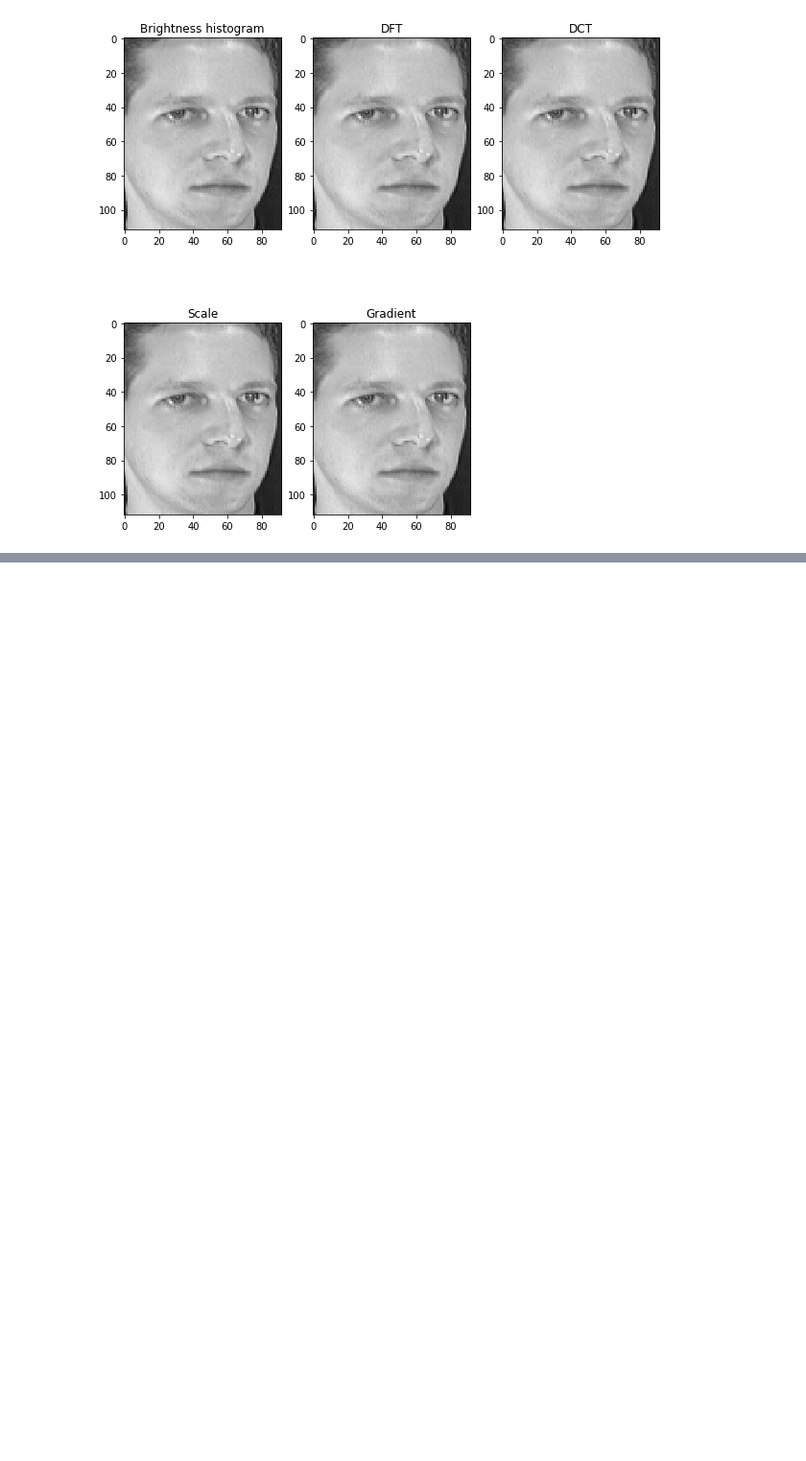
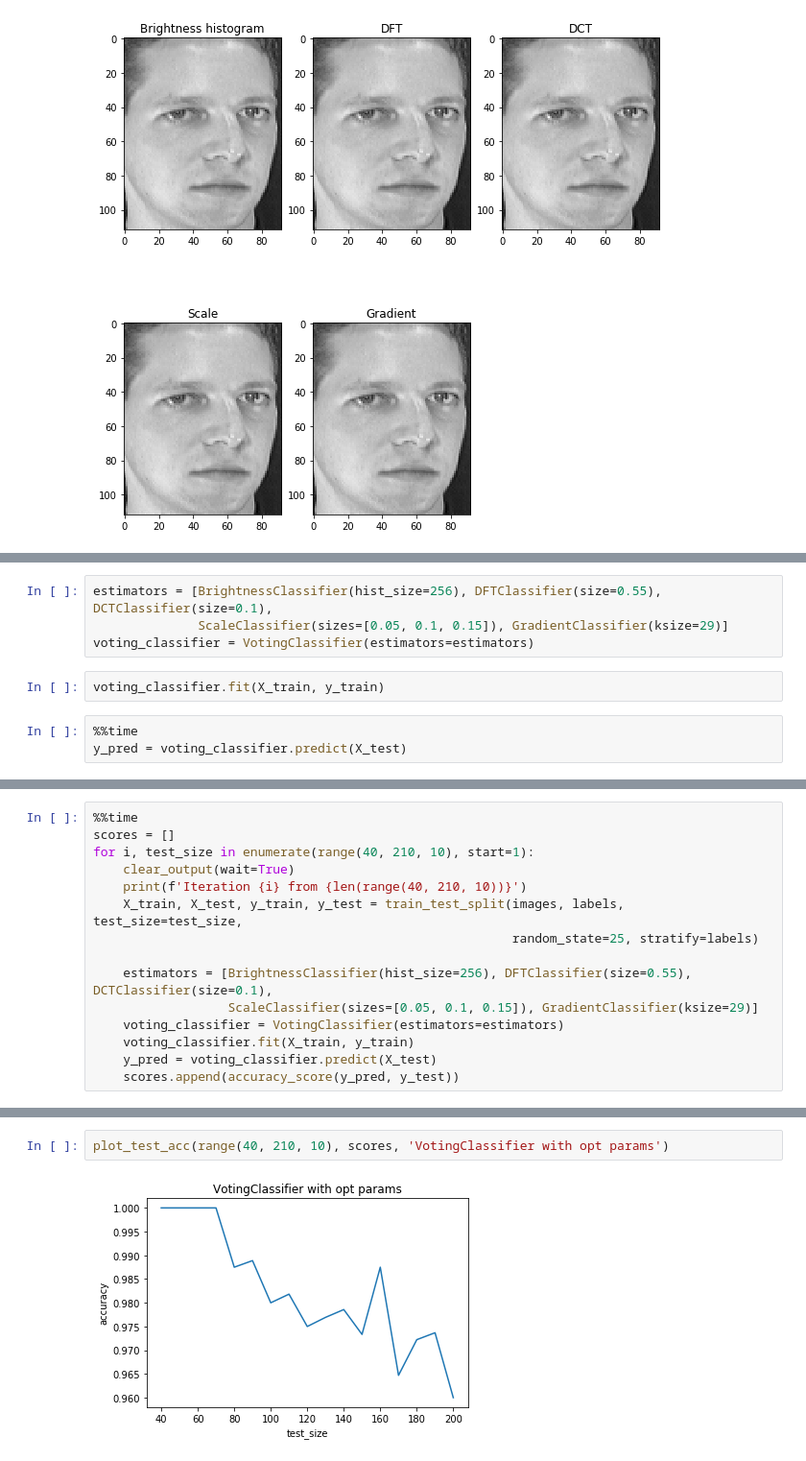
Before and after one commit to greav/Biometrics, a Jupyter notebook: Biometrics.ipynb, the cells around one changed output, grey strips where cells are left out. Shown: that part at 96% size. Cells and saved outputs as stored; diff of their text form; blank space fills up the shorter version.

Commit message:
add voting classifier

```diff
--- a/Biometrics.ipynb
+++ b/Biometrics.ipynb
@@ -728,0 +772,9 @@ for i, (true_label, img) in enumerate(zip(y_test, X_test)):
+# %%
+estimators = [BrightnessClassifier(hist_size=256), DFTClassifier(size=0.55), DCTClassifier(size=0.1),
+              ScaleClassifier(sizes=[0.05, 0.1, 0.15]), GradientClassifier(ksize=29)]
+voting_classifier = VotingClassifier(estimators=estimators)
+# %%
+voting_classifier.fit(X_train, y_train)
+# %%
+%%time
+y_pred = voting_classifier.predict(X_test)
@@ -728,0 +790,15 @@ for i, (true_label, img) in enumerate(zip(y_test, X_test)):
+# %%
+%%time
+scores = []
+for i, test_size in enumerate(range(40, 210, 10), start=1):
+    clear_output(wait=True)
+    print(f'Iteration {i} from {len(range(40, 210, 10))}')
+    X_train, X_test, y_train, y_test = train_test_split(images, labels, test_size=test_size,
+                                                        random_state=25, stratify=labels)
+
+    estimators = [BrightnessClassifier(hist_size=256), DFTClassifier(size=0.55), DCTClassifier(size=0.1),
+                  ScaleClassifier(sizes=[0.05, 0.1, 0.15]), GradientClassifier(ksize=29)]
+    voting_classifier = VotingClassifier(estimators=estimators)
+    voting_classifier.fit(X_train, y_train)
+    y_pred = voting_classifier.predict(X_test)
+    scores.append(accuracy_score(y_pred, y_test))
@@ -728,0 +809,4 @@ for i, (true_label, img) in enumerate(zip(y_test, X_test)):
+# %%
+plot_test_acc(range(40, 210, 10), scores, 'VotingClassifier with opt params')
+# %% [output]
+[figure, added]
```
Also changed, not shown: parts of 12 cells of this notebook.
